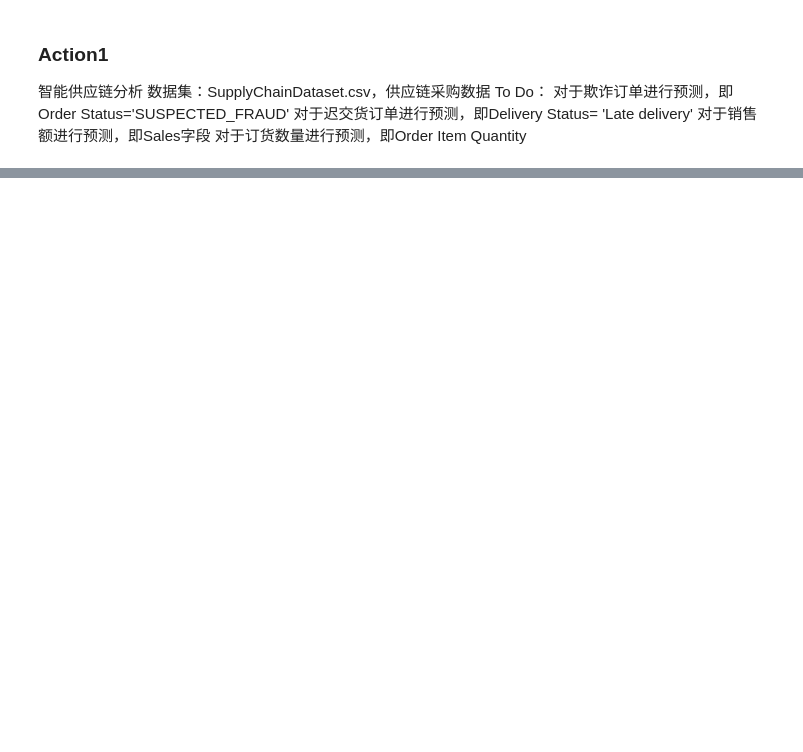
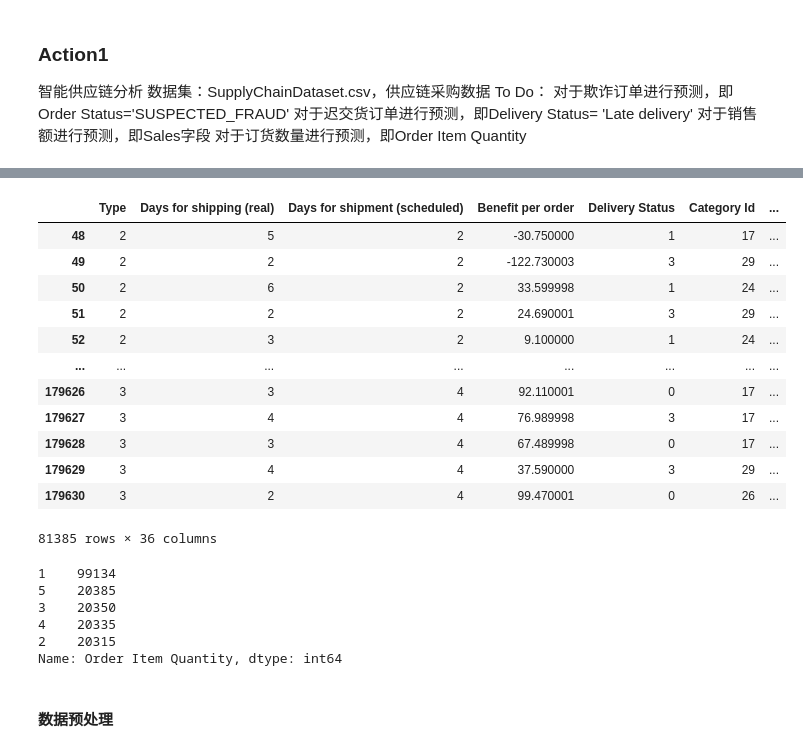
Before and after one commit to ruizhuwu/BI, a Jupyter notebook: week10/homework2.ipynb, the cells around one changed output, grey strips where cells are left out. Drawn from its saved outputs; the diff is of its cells as text; code cells hidden in the pictures; blank space fills up the shorter version.

```diff
--- a/week10/homework2.ipynb
+++ b/week10/homework2.ipynb
@@ -39,0 +258,27 @@ train_data['late'].sum()
+# %%
+train_data[train_data['Order Item Product Price'] != train_data['Sales']]
+# %% [output]
+|  | Type | Days for shipping (real) | Days for shipment (scheduled) | Benefit per order | Delivery Status | Category Id | ... |
+| 48 | 2 | 5 | 2 | -30.750000 | 1 | 17 | ... |
+| 49 | 2 | 2 | 2 | -122.730003 | 3 | 29 | ... |
+| 50 | 2 | 6 | 2 | 33.599998 | 1 | 24 | ... |
+| 51 | 2 | 2 | 2 | 24.690001 | 3 | 29 | ... |
+| 52 | 2 | 3 | 2 | 9.100000 | 1 | 24 | ... |
+| ... | ... | ... | ... | ... | ... | ... | ... |
+| 179626 | 3 | 3 | 4 | 92.110001 | 0 | 17 | ... |
+| 179627 | 3 | 4 | 4 | 76.989998 | 3 | 17 | ... |
+| 179628 | 3 | 3 | 4 | 67.489998 | 0 | 17 | ... |
+| 179629 | 3 | 4 | 4 | 37.590000 | 3 | 29 | ... |
+| 179630 | 3 | 2 | 4 | 99.470001 | 0 | 26 | ... |
+81385 rows × 36 columns
+# %%
+train_data['Order Item Quantity'].value_counts()
+# %% [output]
+1    99134
+5    20385
+3    20350
+4    20335
+2    20315
+Name: Order Item Quantity, dtype: int64
+# %% [markdown]
+#### 数据预处理
```
Also changed, not shown: parts of 40 cells of this notebook.
